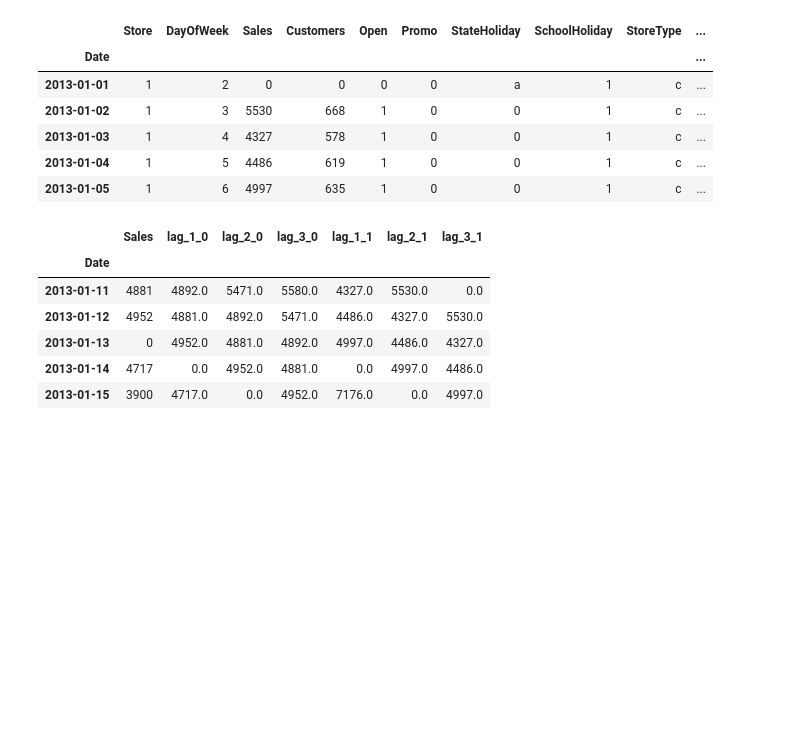
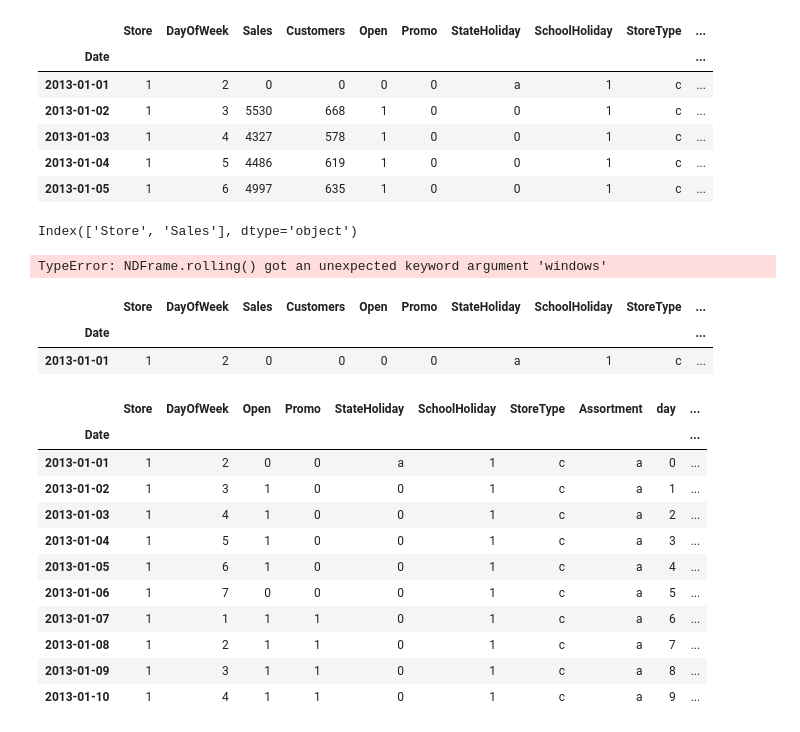
Before and after one commit to yjcyjjc/Rossmann-store-sale, a Jupyter notebook: baseline-model.ipynb, the cells around one changed output. Saved outputs shown, nothing was run; the diff lists cells and outputs as text; code cells hidden in the pictures; blank space fills up the shorter version.

Commit message:
temp1

```diff
--- a/baseline-model.ipynb
+++ b/baseline-model.ipynb
@@ -37,21 +25,53 @@ def make_lag(data,lags,week):
             data['lag_{}_{}'.format(lag,week)]=data['Sales'].shift(lag+7*week)
     return data
 temp=pd.DataFrame()
-temp['Sales']=data['Sales'].copy()
+temp=data[['Store','Sales']].copy()
+print(temp.columns)
 make_lag(temp,3,0)
-make_lag(temp,3,1)
+make_lag(temp,1,1)
 temp.dropna(inplace=True)
-temp['rolling_mean_7']=temp['Sales'].shift(1).rolling(
+temp['rolling_mean_7']=(
+    temp['Sales'].shift(1).rolling(
     windows=7,
-    min_periods=1,
-    center=False
-
-).mean()
+    center=False,
+    min_periods=1
+ ).mean()
+)
+temp['rolling_std_7']=(
+    temp['Sales'].shift(1).rolling(
+    windows=7,
+    center=False,
+    min_periods=1
+ ).std()
+)
 # %% [output]
-|  | Sales | lag_1_0 | lag_2_0 | lag_3_0 | lag_1_1 | lag_2_1 | lag_3_1 |
-| Date |  |  |  |  |  |  |  |
-| 2013-01-11 | 4881 | 4892.0 | 5471.0 | 5580.0 | 4327.0 | 5530.0 | 0.0 |
-| 2013-01-12 | 4952 | 4881.0 | 4892.0 | 5471.0 | 4486.0 | 4327.0 | 5530.0 |
-| 2013-01-13 | 0 | 4952.0 | 4881.0 | 4892.0 | 4997.0 | 4486.0 | 4327.0 |
-| 2013-01-14 | 4717 | 0.0 | 4952.0 | 4881.0 | 0.0 | 4997.0 | 4486.0 |
-| 2013-01-15 | 3900 | 4717.0 | 0.0 | 4952.0 | 7176.0 | 0.0 | 4997.0 |
+Index(['Store', 'Sales'], dtype='object')
+TypeError: NDFrame.rolling() got an unexpected keyword argument 'windows'
+# %%
+data.head(1)
+# %% [output]
+|  | Store | DayOfWeek | Sales | Customers | Open | Promo | StateHoliday | SchoolHoliday | StoreType | ... |
+| Date |  |  |  |  |  |  |  |  |  | ... |
+| 2013-01-01 | 1 | 2 | 0 | 0 | 0 | 0 | a | 1 | c | ... |
+# %%
+baseline_features=data.copy()
+baseline_features.drop(['Sales','Customers','CompetitionDistance',	'CompetitionOpenSinceMonth',
+                        	'CompetitionOpenSinceYear',	'Promo2','Promo2SinceWeek','Promo2SinceYear','PromoInterval'],axis=1,inplace=True)
+baseline_features['day']=((data.index - data.index.min())).days
+to_category=['Open','Promo','StateHoliday','SchoolHoliday','StoreType','Assortment']
+baseline_features[to_category]=baseline_features[to_category].astype('category')
+baseline_features['DayofMonth']=data.index.day
+baseline_features.head(10)
+# %% [output]
+|  | Store | DayOfWeek | Open | Promo | StateHoliday | SchoolHoliday | StoreType | Assortment | day | ... |
+| Date |  |  |  |  |  |  |  |  |  | ... |
+| 2013-01-01 | 1 | 2 | 0 | 0 | a | 1 | c | a | 0 | ... |
+| 2013-01-02 | 1 | 3 | 1 | 0 | 0 | 1 | c | a | 1 | ... |
+| 2013-01-03 | 1 | 4 | 1 | 0 | 0 | 1 | c | a | 2 | ... |
+| 2013-01-04 | 1 | 5 | 1 | 0 | 0 | 1 | c | a | 3 | ... |
+| 2013-01-05 | 1 | 6 | 1 | 0 | 0 | 1 | c | a | 4 | ... |
+| 2013-01-06 | 1 | 7 | 0 | 0 | 0 | 1 | c | a | 5 | ... |
+| 2013-01-07 | 1 | 1 | 1 | 1 | 0 | 1 | c | a | 6 | ... |
+| 2013-01-08 | 1 | 2 | 1 | 1 | 0 | 1 | c | a | 7 | ... |
+| 2013-01-09 | 1 | 3 | 1 | 1 | 0 | 1 | c | a | 8 | ... |
+| 2013-01-10 | 1 | 4 | 1 | 1 | 0 | 1 | c | a | 9 | ... |
```
Also changed, not shown: parts of 2 cells of this notebook.
